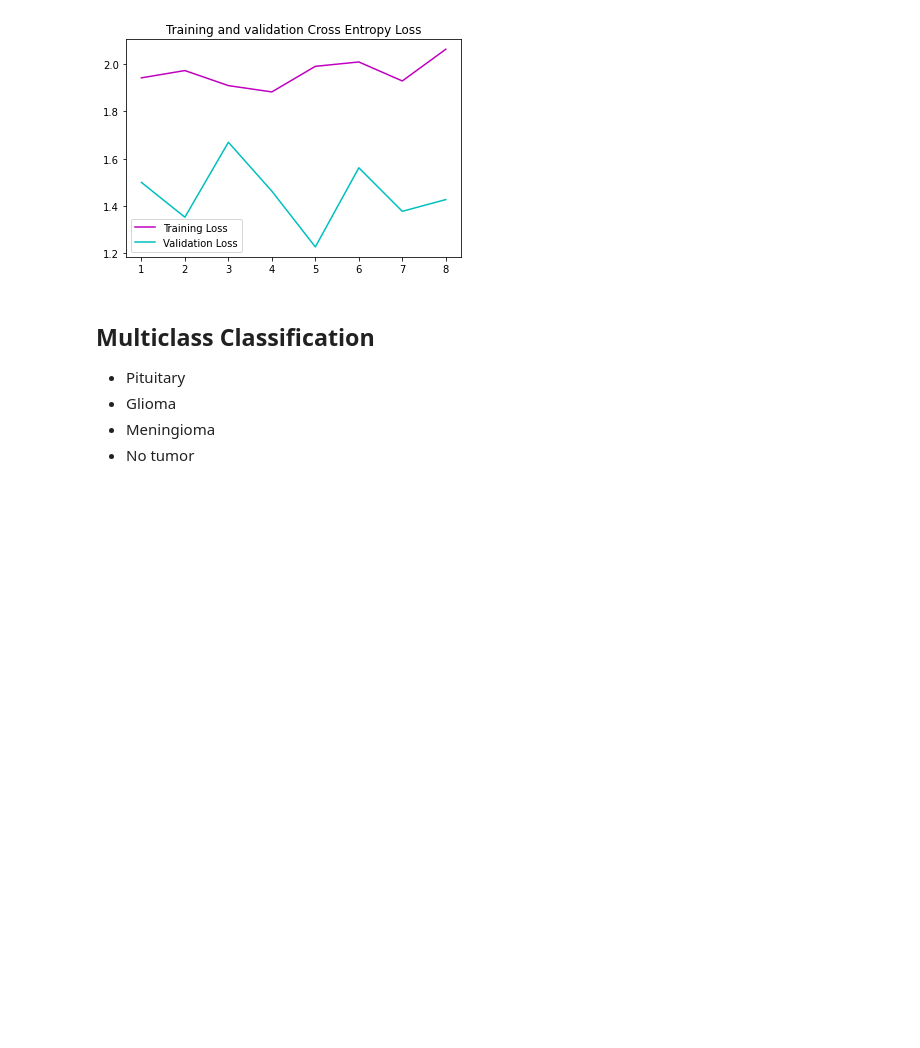
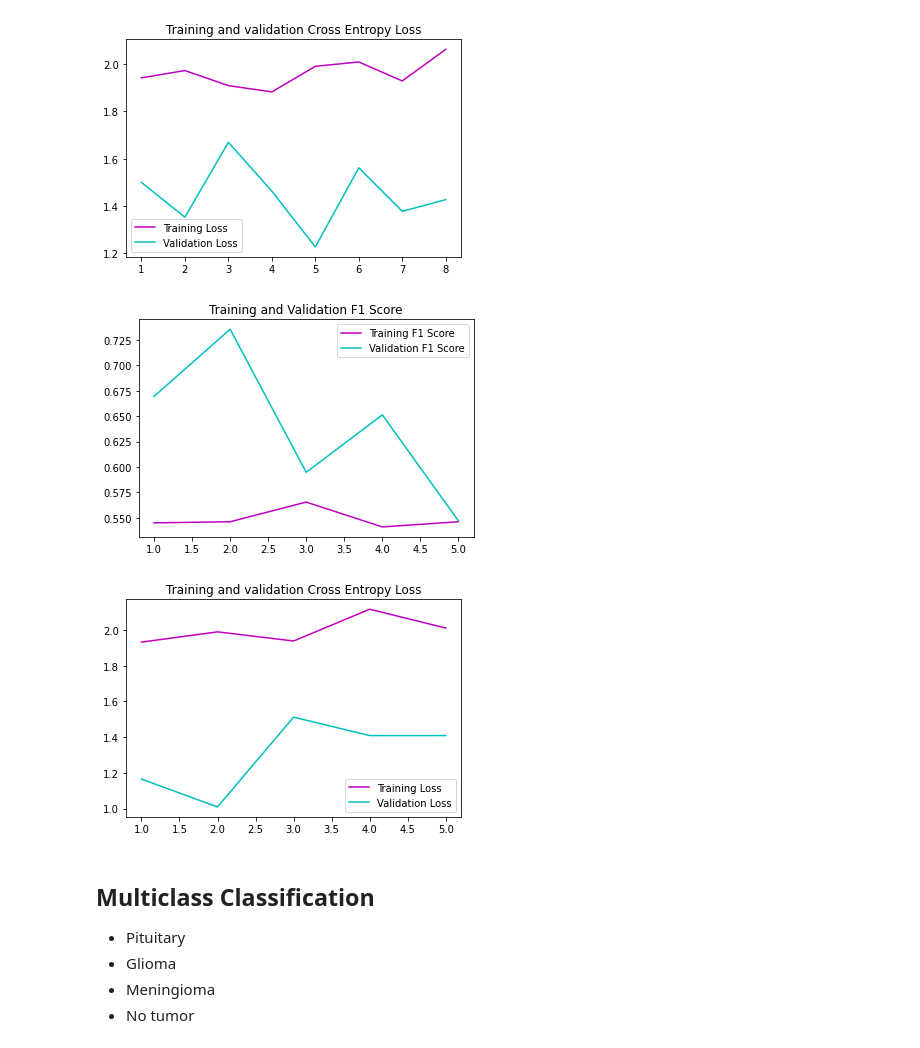
Before and after one commit to azizayesha/Brain-Tumor-Classification, a Jupyter notebook: code.ipynb, the cells around one changed output. Drawn from its saved outputs; the diff is of its cells as text; code cells hidden in the pictures; blank space fills up the shorter version.

```diff
--- a/code.ipynb
+++ b/code.ipynb
@@ -624,13 +684,13 @@ Trainable params: 0
 Non-trainable params: 26,549,058
 _________________________________________________________________
 # %%
-early_stopping, tensorboard, checkpoint, reduce_lr = callbacks("vgg19", MONITOR_METRIC)
+early_stopping, tensorboard, checkpoint, reduce_lr = callbacks_("vgg19", MONITOR_METRIC)
 
 model3 = vgg19_model.fit_generator(train_augmented,
                             epochs=EPOCHS,
-                            steps_per_epoch=X_train.shape[0]//BATCH_SIZE,
+                            steps_per_epoch= binary_X_train.shape[0]//BATCH_SIZE,
                             validation_data=val_augmented,
-                            validation_steps=X_val.shape[0]//BATCH_SIZE,
+                            validation_steps=binary_X_val.shape[0]//BATCH_SIZE,
                             callbacks=[early_stopping, checkpoint, tensorboard, reduce_lr])
 # %% [output]
 Epoch 1/10
@@ -650,3 +710,14 @@ Epoch 8: val_f1_score did not improve from 0.66214
 
 Epoch 8: ReduceLROnPlateau reducing learning rate to 0.0003000000142492354.
 40/40 [==============================] - 803s 20s/step - loss: 2.0625 - accuracy: 0.6554 - auc: 0.6825 - f1_score: 0.5108 - val_loss: 1.4273 - val_accuracy: 0.6719 - val_auc: 0.7360 - val_f1_score: 0. ...
+# %%
+# 20th june
+
+early_stopping, tensorboard, checkpoint, reduce_lr = callbacks_("vgg19", MONITOR_METRIC)
+
+model3 = vgg19_model.fit_generator(train_augmented,
+                            epochs=EPOCHS,
+                            steps_per_epoch= binary_X_train.shape[0]//BATCH_SIZE,
+                            validation_data=val_augmented,
+                            validation_steps=binary_X_val.shape[0]//BATCH_SIZE,
+                            callbacks=[early_stopping, checkpoint, tensorboard, reduce_lr])
@@ -672,6 +761,12 @@ plot_f1_loss(model3)
 # %% [output]
 [figure]
 [figure]
+# %%
+# 20th june
+plot_f1_loss(model3)
+# %% [output]
+[figure, added]
+[figure, added]
 # %% [markdown]
 ## Multiclass Classification
 
```
Also changed, not shown: parts of 27 cells of this notebook.
